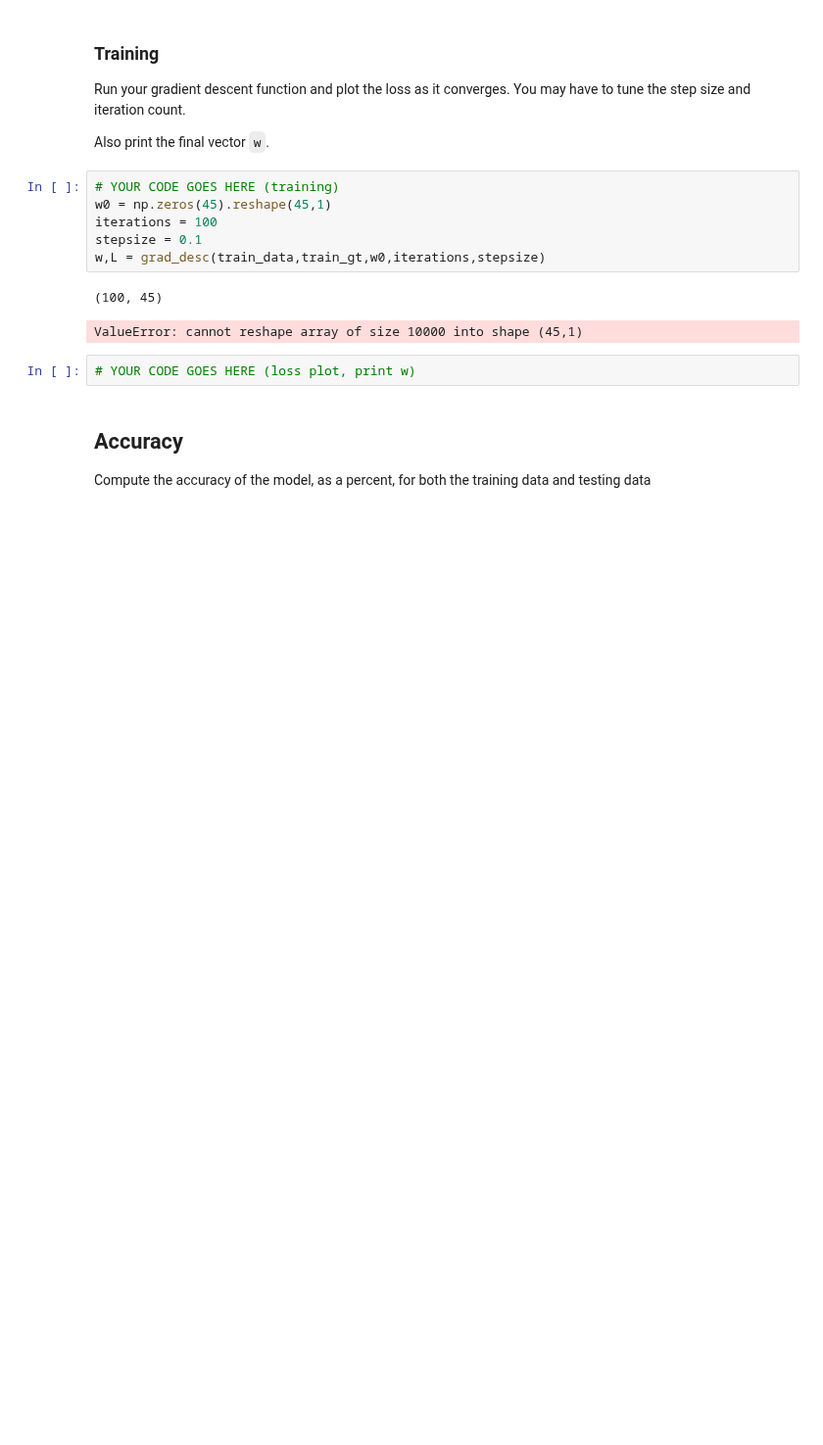
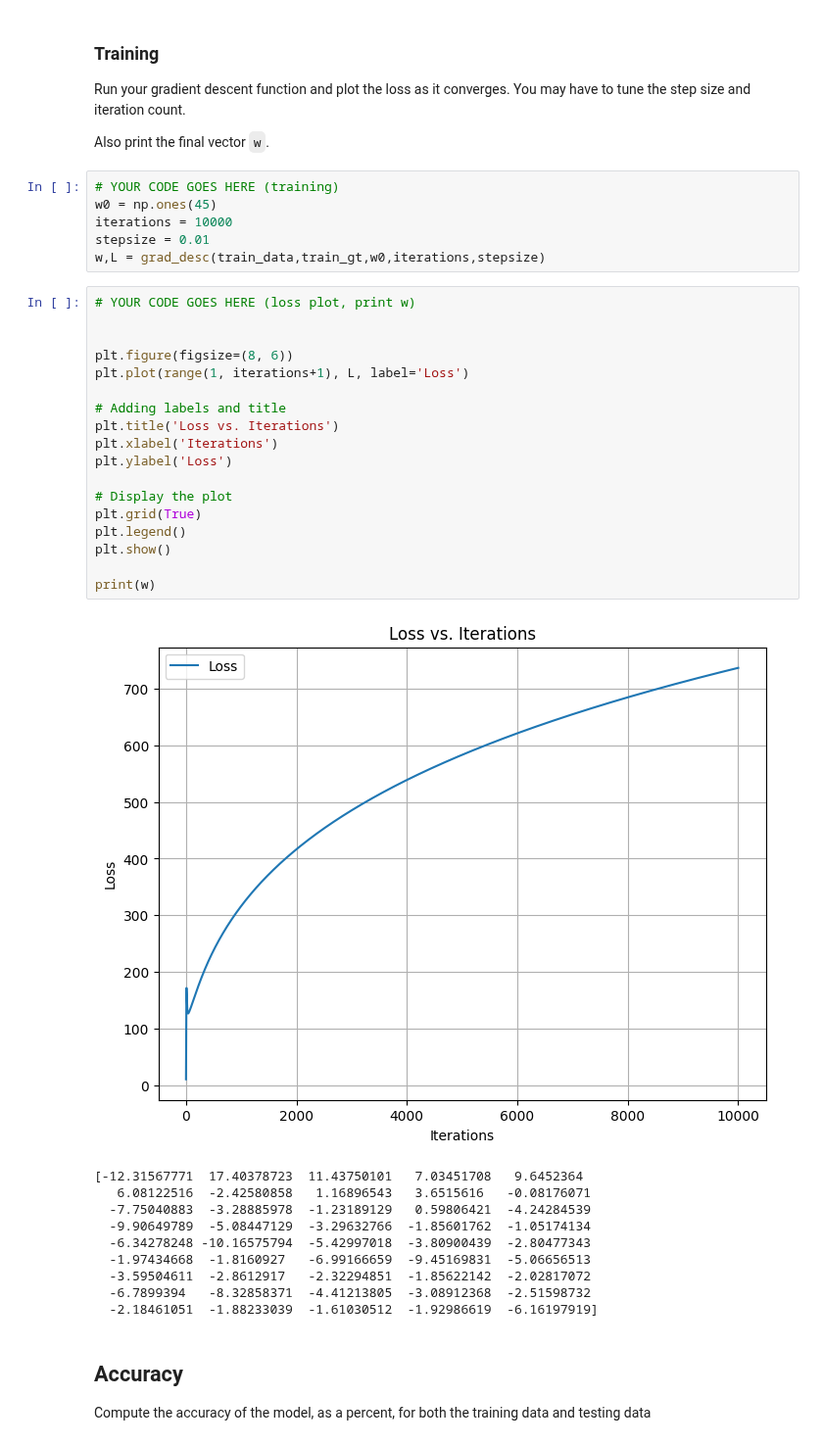
Before and after one commit to zsqu4re/ML-for-engineers, a Jupyter notebook: HW3/M3-HW1.ipynb, the cells around one changed output. Shown at 98% size. Saved outputs shown, nothing was run; the diff lists cells and outputs as text; blank space fills up the shorter version.

```diff
--- a/HW3/M3-HW1.ipynb
+++ b/HW3/M3-HW1.ipynb
@@ -177,15 +182,39 @@ Run your gradient descent function and plot the loss as it converges. You may ha
 Also print the final vector `w`.
 # %%
 # YOUR CODE GOES HERE (training)
-w0 = np.zeros(45).reshape(45,1)
-iterations = 100
-stepsize = 0.1
+w0 = np.ones(45)
+iterations = 10000
+stepsize = 0.01
 w,L = grad_desc(train_data,train_gt,w0,iterations,stepsize)
-# %% [output]
-(100, 45)
-ValueError: cannot reshape array of size 10000 into shape (45,1)
-# %%
-# YOUR CODE GOES HERE (loss plot, print w)
+# %%
+# YOUR CODE GOES HERE (loss plot, print w)
+
+
+plt.figure(figsize=(8, 6))
+plt.plot(range(1, iterations+1), L, label='Loss')
+
+# Adding labels and title
+plt.title('Loss vs. Iterations')
+plt.xlabel('Iterations')
+plt.ylabel('Loss')
+
+# Display the plot
+plt.grid(True)
+plt.legend()
+plt.show()
+
+print(w)
+# %% [output]
+[figure, added]
+[-12.31567771  17.40378723  11.43750101   7.03451708   9.6452364
+   6.08122516  -2.42580858   1.16896543   3.6515616   -0.08176071
+  -7.75040883  -3.28885978  -1.23189129   0.59806421  -4.24284539
+  -9.90649789  -5.08447129  -3.29632766  -1.85601762  -1.05174134
+  -6.34278248 -10.16575794  -5.42997018  -3.80900439  -2.80477343
+  -1.97434668  -1.8160927   -6.99166659  -9.45169831  -5.06656513
+  -3.59504611  -2.8612917   -2.32294851  -1.85622142  -2.02817072
+  -6.7899394   -8.32858371  -4.41213805  -3.08912368  -2.51598732
+  -2.18461051  -1.88233039  -1.61030512  -1.92986619  -6.16197919]
 # %% [markdown]
 ## Accuracy
 Compute the accuracy of the model, as a percent, for both the training data and testing data
```
Also changed, not shown: parts of 5 cells of this notebook, 2 other files.
